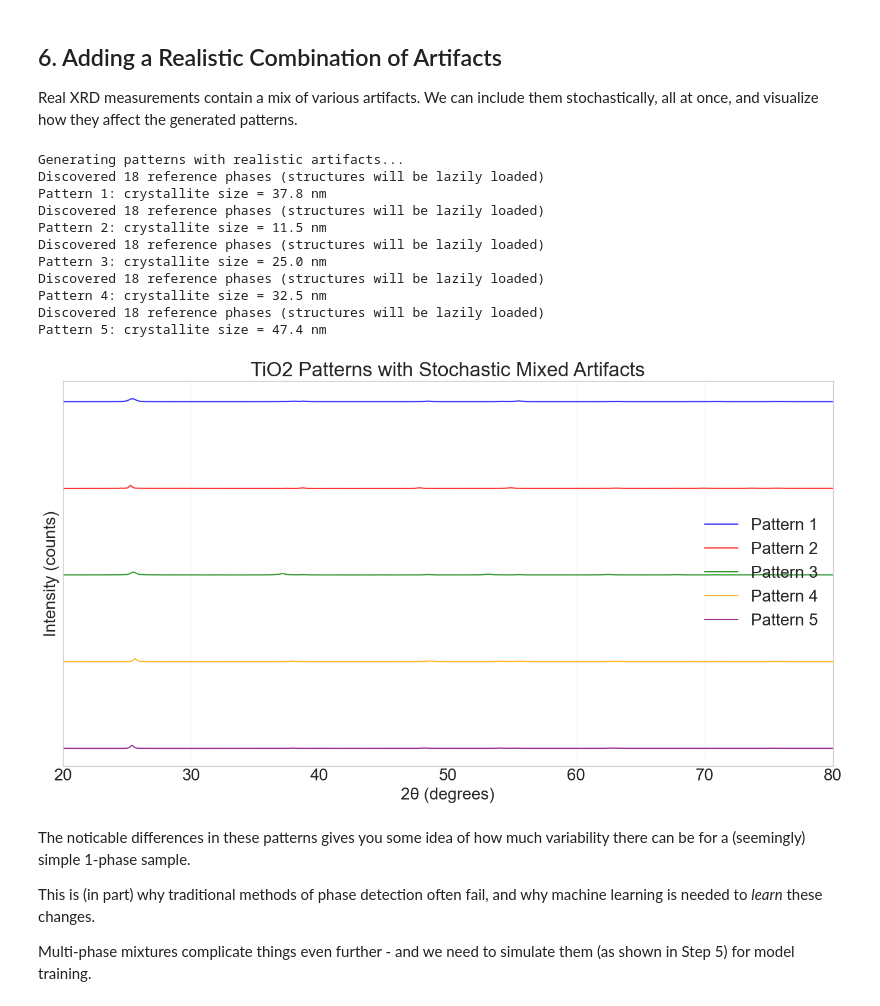
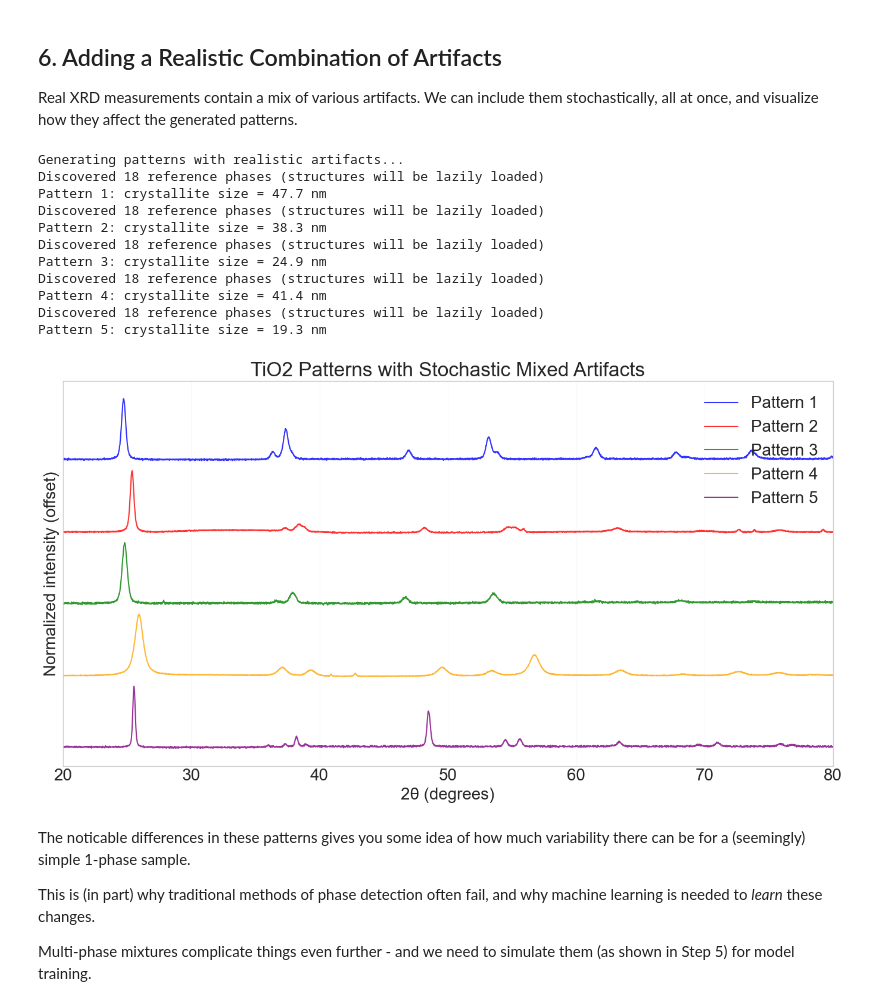
Before and after one commit to Szymanski-Group/galaxi, a Jupyter notebook: tutorials/01_basic_pattern_generation.ipynb, the cells around one changed output. Cells and saved outputs as stored; diff of their text form; code cells hidden in the pictures.

Commit message:
Cleaned up tutorial plots

```diff
--- a/tutorials/01_basic_pattern_generation.ipynb
+++ b/tutorials/01_basic_pattern_generation.ipynb
@@ -330,12 +334,14 @@ print('\n')
 fig, ax = plt.subplots(figsize=(12, 8))
 colors = ['blue', 'green', 'red']
 
+# Scale each pattern to a common peak height before stacking (see above)
 for i, (label, pattern) in enumerate(temperature_patterns.items()):
-    ax.plot(pattern['two_theta'], pattern['intensity'] - i*50,
+    intensity = np.asarray(pattern['intensity'], dtype=float)
+    ax.plot(pattern['two_theta'], intensity / intensity.max() - i * 1.15,
             color=colors[i], label=f"T = {label}", linewidth=1.5)
 
 ax.set_xlabel("2θ (degrees)")
-ax.set_ylabel("Intensity (counts)")
+ax.set_ylabel("Normalized intensity (offset)")
 ax.set_title("Temperature Effects on Peak Intensities")
 ax.legend()
 ax.grid(True, alpha=0.1)
@@ -400,12 +406,14 @@ print('\n')
 fig, ax = plt.subplots(figsize=(12, 8))
 colors = ['purple', 'green', 'orange']
 
+# Scale each pattern to a common peak height before stacking
 for i, (label, pattern) in enumerate(texture_patterns.items()):
-    ax.plot(pattern['two_theta'], pattern['intensity'] - i*50,
+    intensity = np.asarray(pattern['intensity'], dtype=float)
+    ax.plot(pattern['two_theta'], intensity / intensity.max() - i * 1.15,
             color=colors[i], label=label, linewidth=1.5)
 
 ax.set_xlabel("2θ (degrees)")
-ax.set_ylabel("Intensity (counts)")
+ax.set_ylabel("Normalized intensity (offset)")
 ax.set_title("Preferred Orientation Effects on Peak Intensities")
 ax.legend()
 ax.grid(True, alpha=0.1)
@@ -508,13 +516,17 @@ for noise_label, noise_level in noises.items():
     noise_patterns[noise_label] = pattern
 
 # Noise effects
+# Scale each pattern to a common peak height before stacking
 for i, (label, pattern) in enumerate(noise_patterns.items()):
-    ax2.plot(pattern['two_theta'], pattern['intensity'] - i*50,
+    intensity = np.asarray(pattern['intensity'], dtype=float)
+    ax2.plot(pattern['two_theta'], intensity / intensity.max() - i * 1.15,
             color=colors[i], label=label, linewidth=1.5, alpha=0.8)
 
 ax2.set_xlabel("2θ (degrees)")
-ax2.set_ylabel("Intensity (counts)")
+ax2.set_ylabel("Normalized intensity (offset)")
 ax2.set_title("Noise Level Effects")
+# Headroom so the legend clears the topmost trace
+ax2.set_ylim(top=ax2.get_ylim()[1] + 0.5)
 ax2.legend()
 ax2.grid(True, alpha=0.1)
 ax2.set_xlim(20, 80)
@@ -679,12 +691,14 @@ print('\n')
 fig, ax = plt.subplots(figsize=(12, 8))
 colors = ['black', 'blue', 'red', 'orange']
 
+# Scale each pattern to a common peak height before stacking
 for i, (label, pattern) in enumerate(amorphous_patterns.items()):
-    ax.plot(pattern['two_theta'], pattern['intensity'] - i*50,
+    intensity = np.asarray(pattern['intensity'], dtype=float)
+    ax.plot(pattern['two_theta'], intensity / intensity.max() - i * 1.15,
             color=colors[i], label=label, linewidth=1.5)
 
 ax.set_xlabel("2θ (degrees)")
-ax.set_ylabel("Intensity (counts) + offset")
+ax.set_ylabel("Normalized intensity (offset)")
 ax.set_title("Amorphous Content and Diffuse Scattering Effects")
 ax.legend()
 ax.grid(True, alpha=0.1)
@@ -938,42 +952,43 @@ for i in range(5):
         include_metadata=True
     )
     artifact_patterns.append(pattern)
     print(f"Pattern {i+1}: crystallite size = {pattern['metadata']['crystallite_size']:.1f} nm")
 
 # Plot all patterns for comparison
 print('\n')
 fig, ax = plt.subplots(figsize=(14, 8))
 colors = ['blue', 'red', 'green', 'orange', 'purple']
 
+# Scale each pattern to a common peak height before stacking
 for i, pattern in enumerate(artifact_patterns):
-    offset = -i * 30
-    ax.plot(pattern['two_theta'], pattern['intensity'] + offset,
+    intensity = np.asarray(pattern['intensity'], dtype=float)
+    ax.plot(pattern['two_theta'], intensity / intensity.max() - i * 1.15,
             color=colors[i], label=f"Pattern {i+1}", alpha=0.8, linewidth=1.5)
 
 ax.set_xlabel("2θ (degrees)")
-ax.set_ylabel("Intensity (counts)")
+ax.set_ylabel("Normalized intensity (offset)")
 ax.set_title("TiO2 Patterns with Stochastic Mixed Artifacts")
 ax.legend()
 ax.grid(True, alpha=0.1)
 ax.set_xlim(20, 80)
 ax.set_yticks([])
 
 plt.tight_layout()
 plt.savefig(results_dir / "artifact_patterns.png", dpi=300, bbox_inches='tight')
 plt.show()
 # %% [output]
 Generating patterns with realistic artifacts...
 Discovered 18 reference phases (structures will be lazily loaded)
-Pattern 1: crystallite size = 37.8 nm
+Pattern 1: crystallite size = 47.7 nm
 Discovered 18 reference phases (structures will be lazily loaded)
-Pattern 2: crystallite size = 11.5 nm
+Pattern 2: crystallite size = 38.3 nm
 Discovered 18 reference phases (structures will be lazily loaded)
-Pattern 3: crystallite size = 25.0 nm
+Pattern 3: crystallite size = 24.9 nm
 Discovered 18 reference phases (structures will be lazily loaded)
-Pattern 4: crystallite size = 32.5 nm
+Pattern 4: crystallite size = 41.4 nm
 Discovered 18 reference phases (structures will be lazily loaded)
-Pattern 5: crystallite size = 47.4 nm
+Pattern 5: crystallite size = 19.3 nm
-[figure, old version]
+[figure, new version]
 # %% [markdown]
 The noticable differences in these patterns gives you some idea of how much variability there can be for a (seemingly) simple 1-phase sample.
 
```
Also changed, not shown: parts of 9 cells of this notebook.
